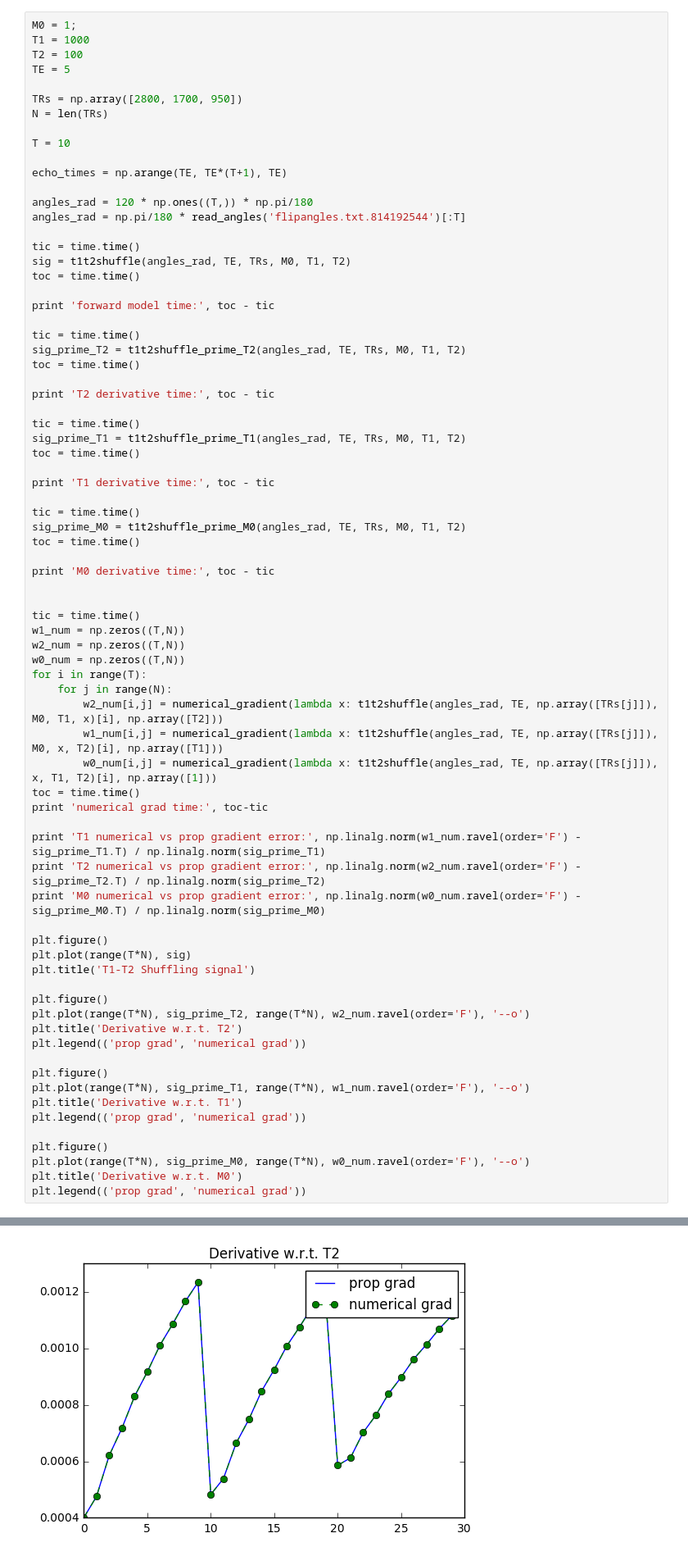
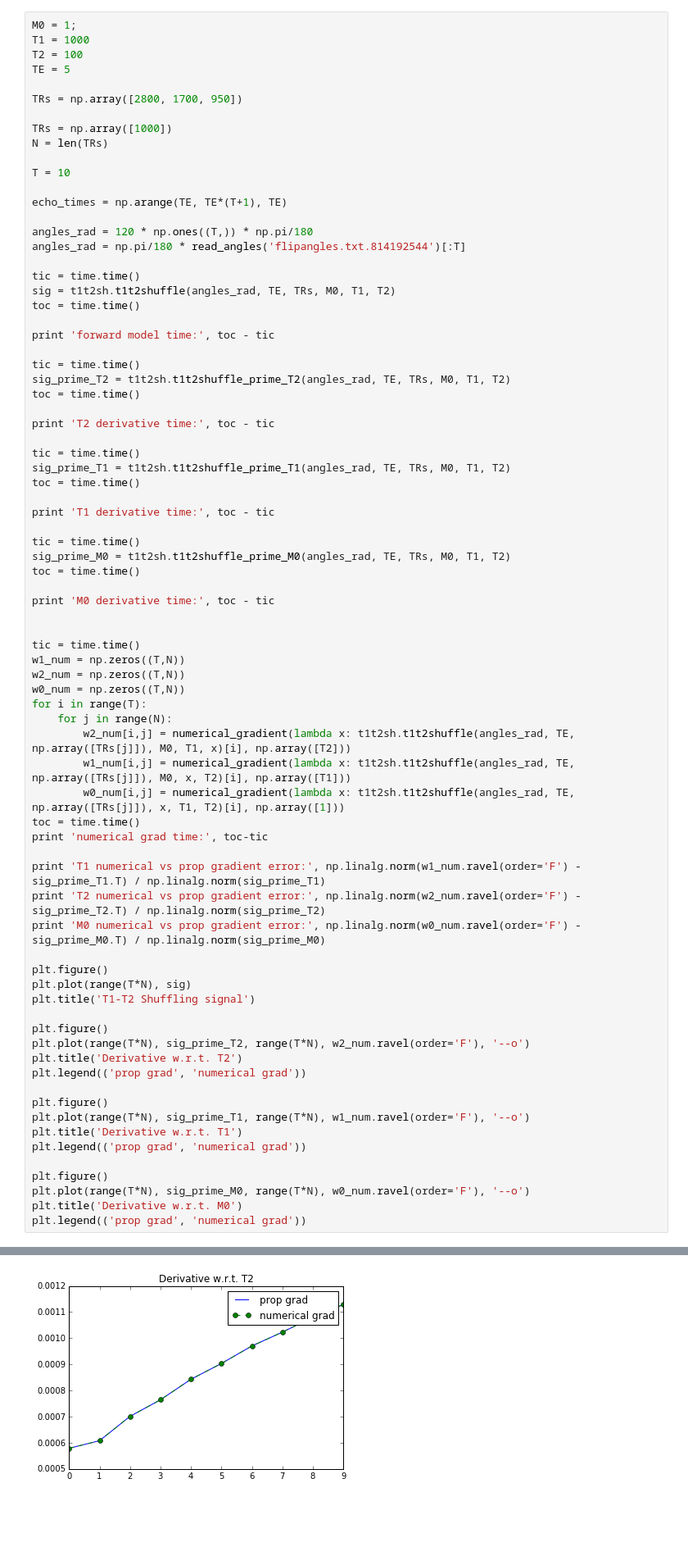
Before and after one commit to utcsilab/mri-sim-py, a Jupyter notebook: epg/T1-T2 Shuffling Fisher Information.ipynb, the cells around one changed output, grey strips where cells are left out. Shown: that part at 82% size. Saved outputs shown, nothing was run; the diff lists cells and outputs as text; blank space fills up the shorter version.

Commit message:
use t1t2shuffle library for FIM stuff

```diff
--- a/epg/T1-T2 Shuffling Fisher Information.ipynb
+++ b/epg/T1-T2 Shuffling Fisher Information.ipynb
@@ -92,6 +40,8 @@ T2 = 100
 TE = 5
 
 TRs = np.array([2800, 1700, 950])
+
+TRs = np.array([1000])
 N = len(TRs)
 
 T = 10
@@ -102,25 +52,25 @@ angles_rad = 120 * np.ones((T,)) * np.pi/180
 angles_rad = np.pi/180 * read_angles('flipangles.txt.814192544')[:T]
 
 tic = time.time()
-sig = t1t2shuffle(angles_rad, TE, TRs, M0, T1, T2)
+sig = t1t2sh.t1t2shuffle(angles_rad, TE, TRs, M0, T1, T2)
 toc = time.time()
 
 print 'forward model time:', toc - tic
 
 tic = time.time()
-sig_prime_T2 = t1t2shuffle_prime_T2(angles_rad, TE, TRs, M0, T1, T2)
+sig_prime_T2 = t1t2sh.t1t2shuffle_prime_T2(angles_rad, TE, TRs, M0, T1, T2)
 toc = time.time()
 
 print 'T2 derivative time:', toc - tic
 
 tic = time.time()
-sig_prime_T1 = t1t2shuffle_prime_T1(angles_rad, TE, TRs, M0, T1, T2)
+sig_prime_T1 = t1t2sh.t1t2shuffle_prime_T1(angles_rad, TE, TRs, M0, T1, T2)
 toc = time.time()
 
 print 'T1 derivative time:', toc - tic
 
 tic = time.time()
-sig_prime_M0 = t1t2shuffle_prime_M0(angles_rad, TE, TRs, M0, T1, T2)
+sig_prime_M0 = t1t2sh.t1t2shuffle_prime_M0(angles_rad, TE, TRs, M0, T1, T2)
 toc = time.time()
 
 print 'M0 derivative time:', toc - tic
@@ -132,9 +82,9 @@ w2_num = np.zeros((T,N))
 w0_num = np.zeros((T,N))
 for i in range(T):
     for j in range(N):
-        w2_num[i,j] = numerical_gradient(lambda x: t1t2shuffle(angles_rad, TE, np.array([TRs[j]]), M0, T1, x)[i], np.array([T2]))
-        w1_num[i,j] = numerical_gradient(lambda x: t1t2shuffle(angles_rad, TE, np.array([TRs[j]]), M0, x, T2)[i], np.array([T1]))
-        w0_num[i,j] = numerical_gradient(lambda x: t1t2shuffle(angles_rad, TE, np.array([TRs[j]]), x, T1, T2)[i], np.array([1]))
+        w2_num[i,j] = numerical_gradient(lambda x: t1t2sh.t1t2shuffle(angles_rad, TE, np.array([TRs[j]]), M0, T1, x)[i], np.array([T2]))
+        w1_num[i,j] = numerical_gradient(lambda x: t1t2sh.t1t2shuffle(angles_rad, TE, np.array([TRs[j]]), M0, x, T2)[i], np.array([T1]))
+        w0_num[i,j] = numerical_gradient(lambda x: t1t2sh.t1t2shuffle(angles_rad, TE, np.array([TRs[j]]), x, T1, T2)[i], np.array([1]))
 toc = time.time()
 print 'numerical grad time:', toc-tic
 
@@ -174 +124 @@ M0 numerical vs prop gradient error: 6.49691012518e-12
-[figure, old version]
+[figure, new version]
```
Also changed, not shown: parts of 11 cells of this notebook.
